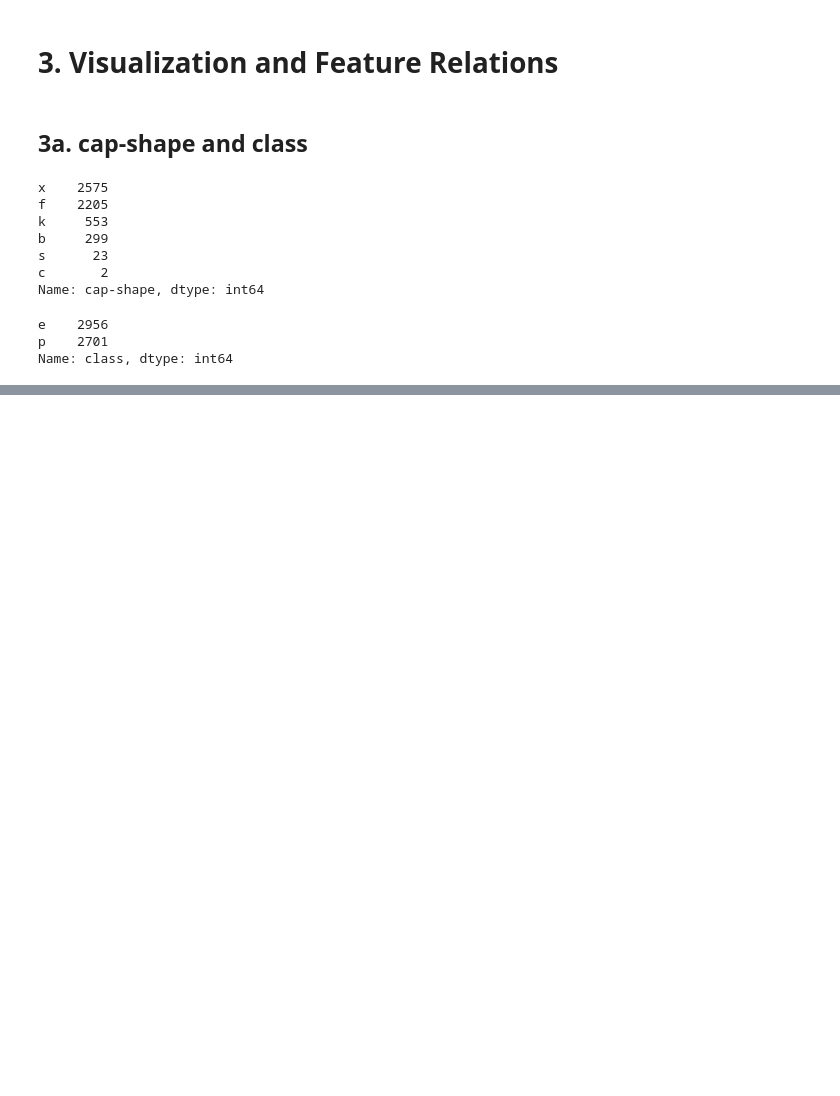
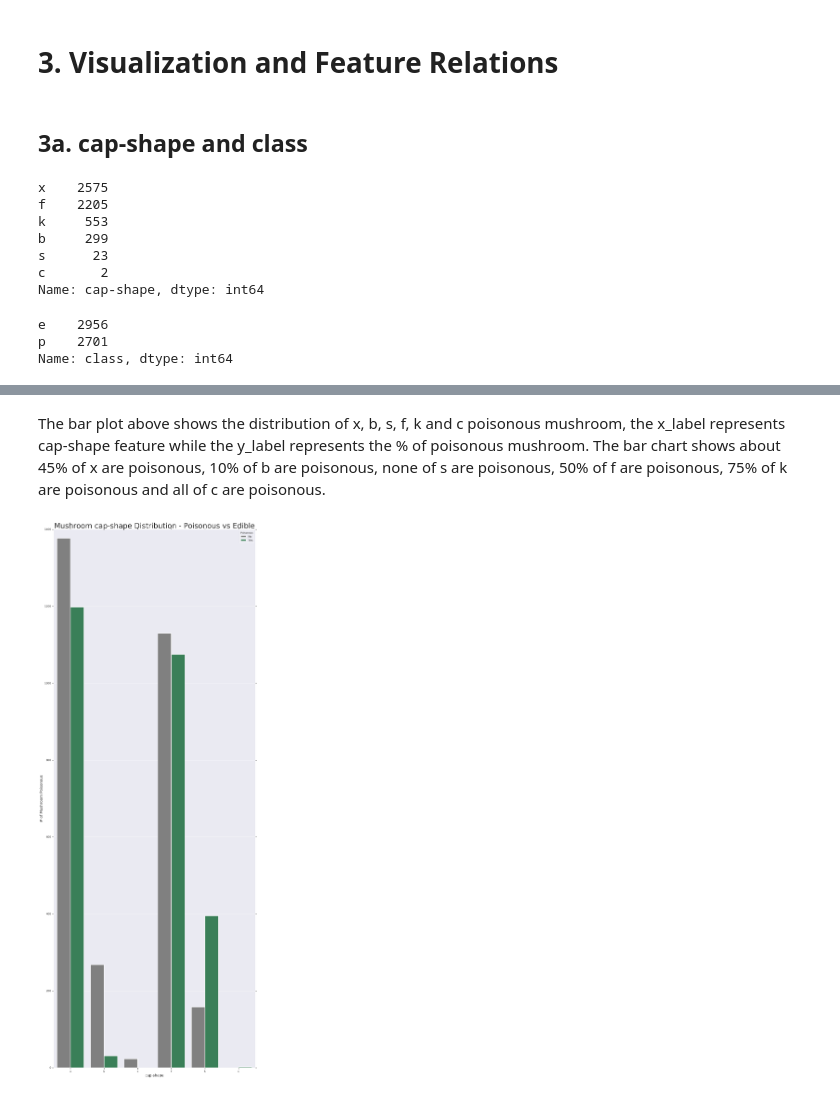
Before and after one commit to jhuang292/kaggle-competion, a Jupyter notebook: p4.ipynb, the cells around one changed output, grey strips where cells are left out. Saved outputs shown, nothing was run; the diff lists cells and outputs as text; code cells hidden in the pictures; blank space fills up the shorter version.

```diff
--- a/p4.ipynb
+++ b/p4.ipynb
@@ -127,0 +127,27 @@ ValueError: Neither the `x` nor `y` variable appears to be numeric.
+# %% [markdown]
+The bar plot above shows the distribution of x, b, s, f, k and c poisonous mushroom, the x_label represents cap-shape feature while the y_label represents the % of poisonous mushroom. The bar chart shows about 45% of x are poisonous, 10% of b are poisonous, none of s are poisonous, 50% of f are poisonous, 75% of k are poisonous and all of c are poisonous.
+# %%
+pal = {1:"seagreen", 0:"gray"}
+sns.set(style="darkgrid")
+plt.subplots(figsize = (15,40))
+ax = sns.countplot(x = "cap-shape",
+                  hue = "class",
+                  data = train,
+                   linewidth = 2,
+                  palette = pal
+)
+
+# Fixing title, xlabel and ylabel
+plt.title("Mushroom cap-shape Distribution - Poisonous vs Edible", fontsize = 30)
+plt.xlabel("cap-shape", fontsize = 15);
+plt.ylabel("# of Mushroom Poisonous", fontsize = 15)
+
+## Fixing legends
+leg = ax.get_legend()
+leg.set_title("Poisonous")
+legs = leg.texts
+legs[0].set_text("No")
+legs[1].set_text("Yes")
+plt.show()
+# %% [output]
+[figure, added]
```
Also changed, not shown: parts of 4 cells of this notebook.
